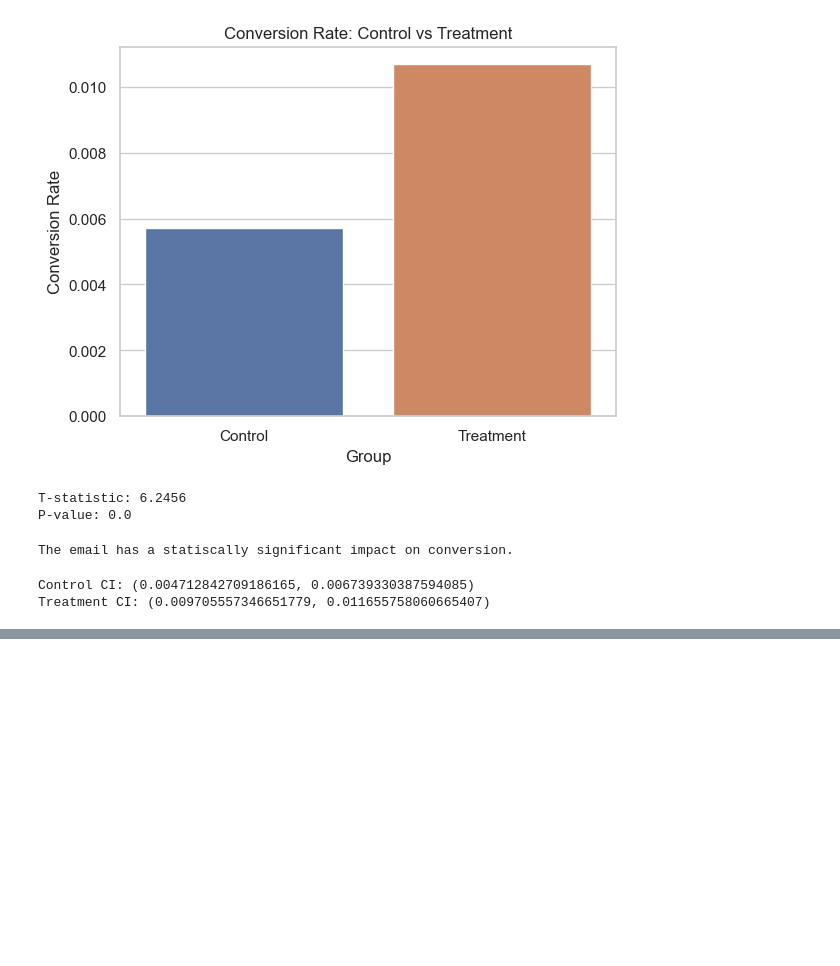
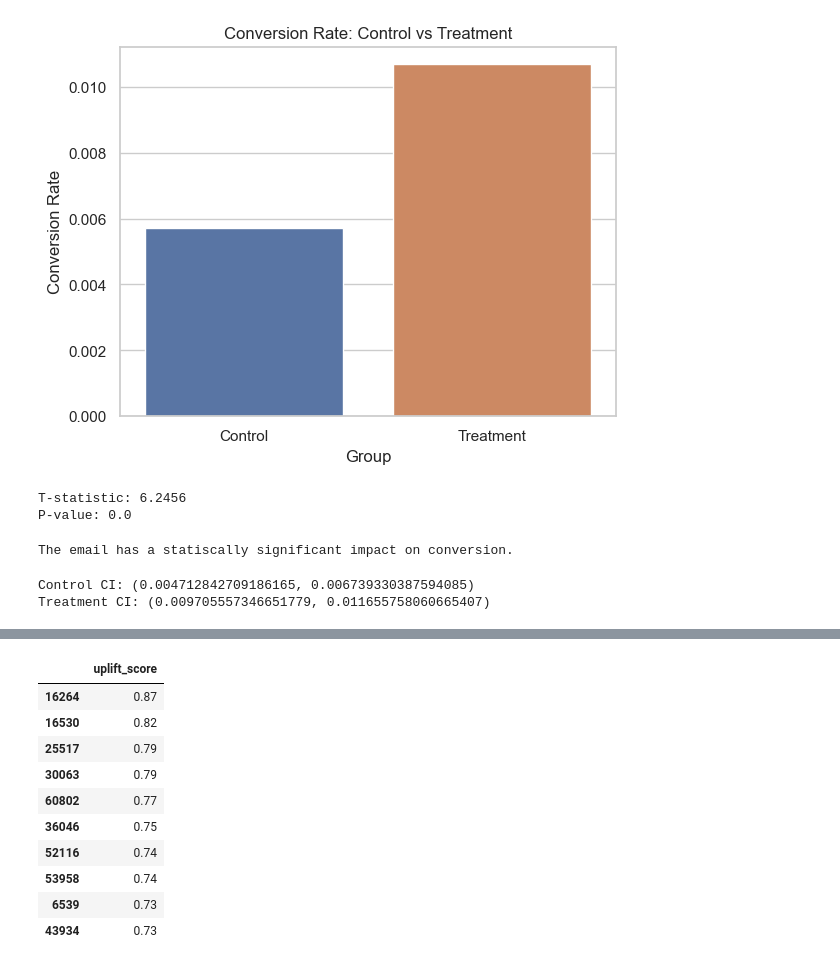
Before and after one commit to tejfaster/Email-marketing-Uplift-Model, a Jupyter notebook: notebooks/01_ab_test_analysis.ipynb, the cells around one changed output, grey strips where cells are left out. Cells and saved outputs as stored; diff of their text form; code cells hidden in the pictures; blank space fills up the shorter version.

```diff
--- a/notebooks/01_ab_test_analysis.ipynb
+++ b/notebooks/01_ab_test_analysis.ipynb
@@ -198,0 +260,15 @@ Treatment CI: (0.009705557346651779, 0.011655758060665407)
+# %%
+uplift_df_sorted = uplift_df.sort_values("uplift_score",ascending=False)
+uplift_df_sorted[["uplift_score"]].head(10)
+# %% [output]
+|  | uplift_score |
+| 16264 | 0.87 |
+| 16530 | 0.82 |
+| 25517 | 0.79 |
+| 30063 | 0.79 |
+| 60802 | 0.77 |
+| 36046 | 0.75 |
+| 52116 | 0.74 |
+| 53958 | 0.74 |
+| 6539 | 0.73 |
+| 43934 | 0.73 |
```
Also changed, not shown: parts of 8 cells of this notebook.
